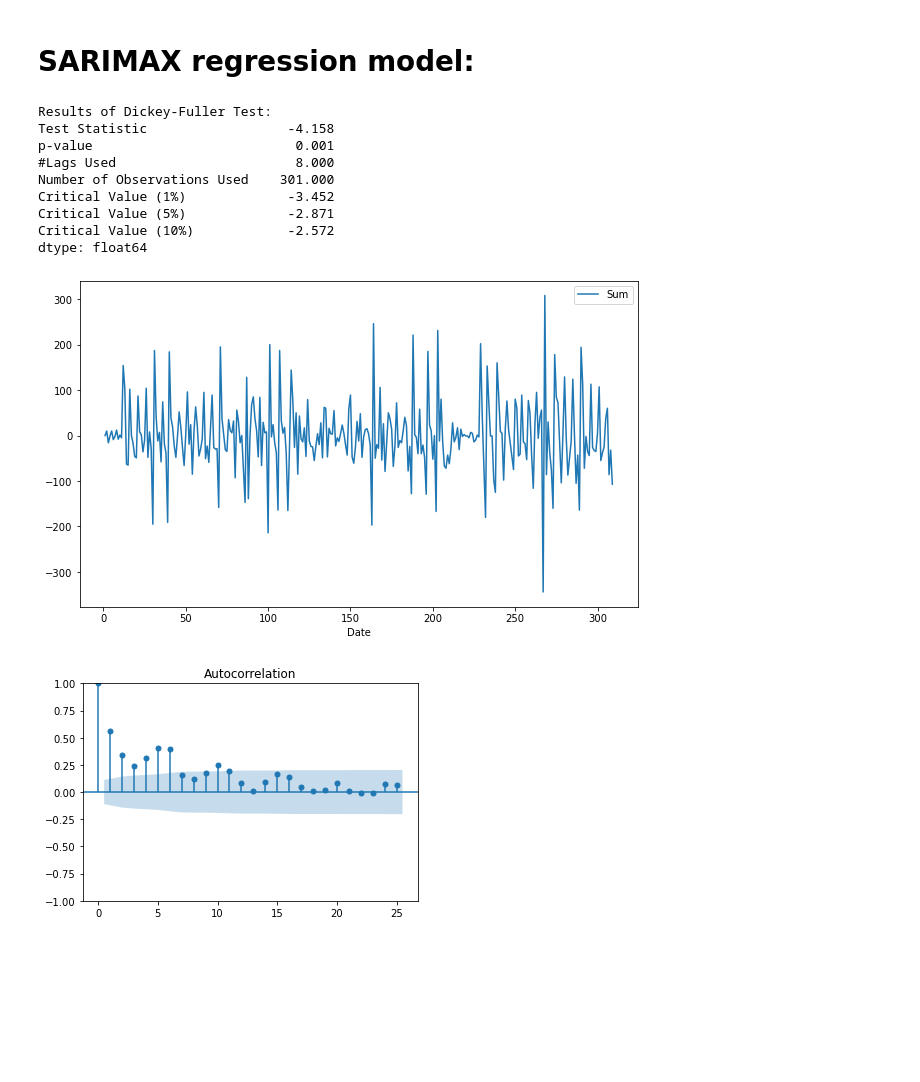
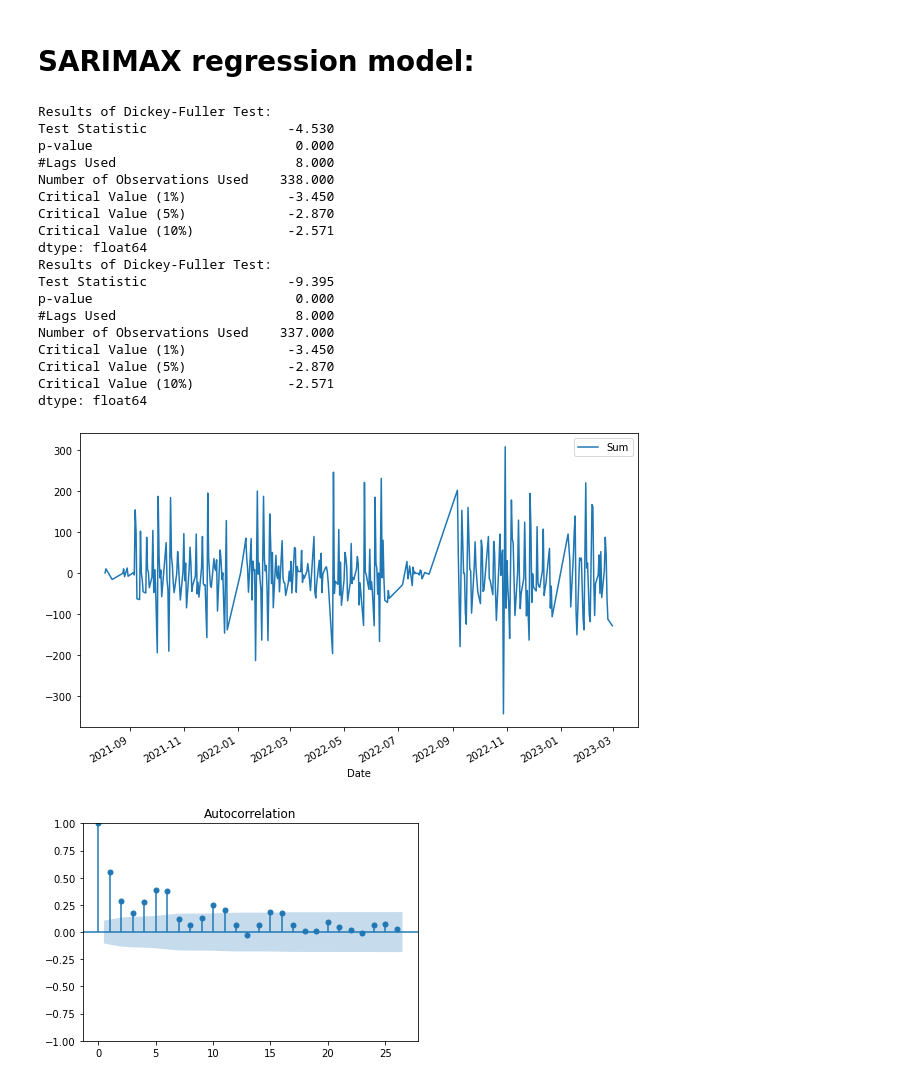
Before and after one commit to Learningchipmunk/Alloprof_DataChallenge_2023, a Jupyter notebook: Test.ipynb, the cells around one changed output. Drawn from its saved outputs; the diff is of its cells as text; code cells hidden in the pictures; blank space fills up the shorter version.

```diff
--- a/Test.ipynb
+++ b/Test.ipynb
@@ -314,12 +483,12 @@ com_pivot = pd.pivot_table(train,
                           columns="Service")
 # com_pivot.head()
 
-#Image
+# #Image
 fig, axs = plt.subplots(figsize=(10, 6))
 # com_pivot.plot.bar(ax=axs)
 com_pivot.plot(ax=axs)
 
-##Training set
+# ##Training set
 train = com_pivot.reset_index()
 train.set_index('Date')
 train['Call']=train['Call'].fillna(0)
@@ -327,5 +496,8 @@ train['Chat']=train['Chat'].fillna(0)
 train['SMS']=train['SMS'].fillna(0)
 train['Sum']=train.iloc[:,1:3].sum(axis=1)
 train=train.loc[:,['Date','Sum']]
+train.columns=['Date', 'Sum']
+train.set_index('Date', inplace=True)
+train.columns=['Sum']
 train.head()
 # %% [output]
@@ -355,5 +528,8 @@ test['Chat']=test['Chat'].fillna(0)
 test['SMS']=test['SMS'].fillna(0)
 test['Sum']=test.iloc[:,1:3].sum(axis=1)
 test=test.loc[:,['Date','Sum']]
+test.columns=['Date', 'Sum']
+test.set_index('Date', inplace=True)
+test.columns=['Sum']
 test.tail()
 # %% [output]
@@ -365,0 +543,4 @@ test.tail()
+# %%
+all=pd.concat([train, test], axis=1)
+all= all.sum(axis=1).to_frame(name='Sum')
+all.head()
@@ -398,6 +589,7 @@ RMSE:  96.84996538326634
 # %%
 # train= train.sum(axis=1).to_frame(name='Sum')
 # train.index.rename('Date',inplace=False)
+# train.set_index('Date')
 # train.head()
 # test= test.sum(axis=1).to_frame(name='Sum')
 # test.index.rename('Date',inplace=True)
@@ -411,44 +603,56 @@ def test_stationarity(timeseries):
     for key,value in dftest[4].items():
         dfoutput['Critical Value (%s)'%key] = value
     print (round(dfoutput,3))
-test_stationarity(train.Sum)
+
+test_stationarity(all.Sum)
 
 def invert_diff(series, first_element_before):
     cumsum = series.cumsum()
     return cumsum.fillna(0) + first_element_original
 
 
-diffed = diff(train,seasonal_periods=7)
+diffed = diff(all,seasonal_periods=7)
 diffed.plot(figsize=(10,6))
 
-acf = plot_acf(train)
-pacf = plot_pacf(train)
+test_stationarity(diffed.Sum)
+
+acf = plot_acf(all)
+pacf = plot_pacf(all)
 
 def sarimax(ts,exo,all_param):
     results = []
     for param in all_param:
         try:
             mod = SARIMAX(ts,
                           exog = exo,
                           order=param[0],
                           seasonal_order=param[1])
             res = mod.fit()
             results.append((res,res.aic,param))
             print('Tried out SARIMAX{}x{} - AIC:{}'.format(param[0], param[1], round(res.aic,2)))
         except Exception as e:
             print(e)
             continue
 
     return results
 # %% [output]
 Results of Dickey-Fuller Test:
-Test Statistic                  -4.158
-p-value                          0.001
+Test Statistic                  -4.530
+p-value                          0.000
 #Lags Used                       8.000
-Number of Observations Used    301.000
-Critical Value (1%)             -3.452
-Critical Value (5%)             -2.871
-Critical Value (10%)            -2.572
+Number of Observations Used    338.000
+Critical Value (1%)             -3.450
+Critical Value (5%)             -2.870
+Critical Value (10%)            -2.571
 dtype: float64
+Results of Dickey-Fuller Test:
+Test Statistic                  -9.395
+p-value                          0.000
+#Lags Used                       8.000
+Number of Observations Used    337.000
+Critical Value (1%)             -3.450
+Critical Value (5%)             -2.870
+Critical Value (10%)            -2.571
+dtype: float64
-[figure, old version]
+[figure, new version]
-[figure, old version]
+[figure, new version]
```
Also changed, not shown: parts of 33 cells of this notebook.
